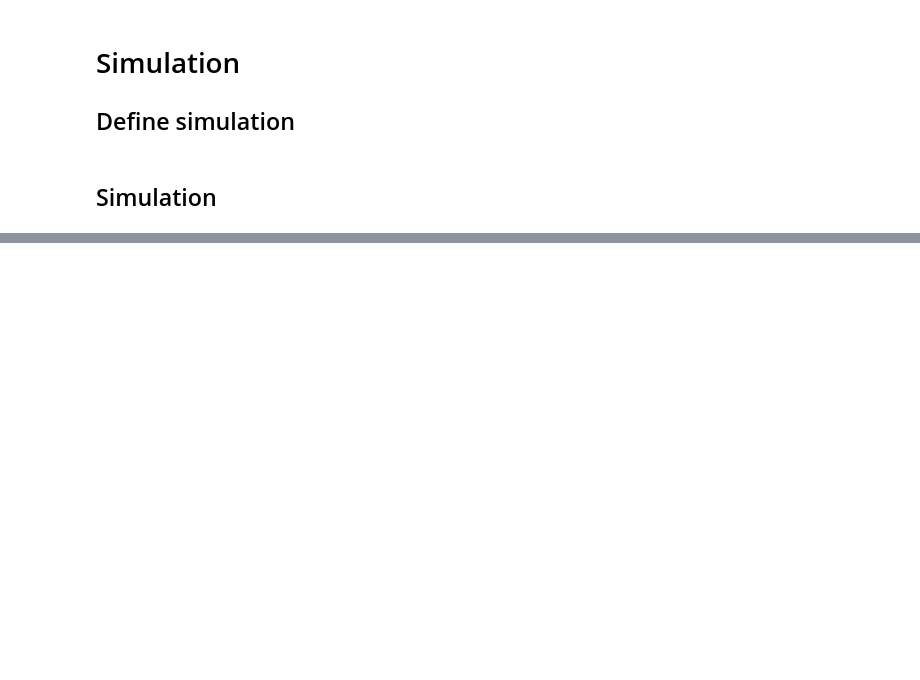
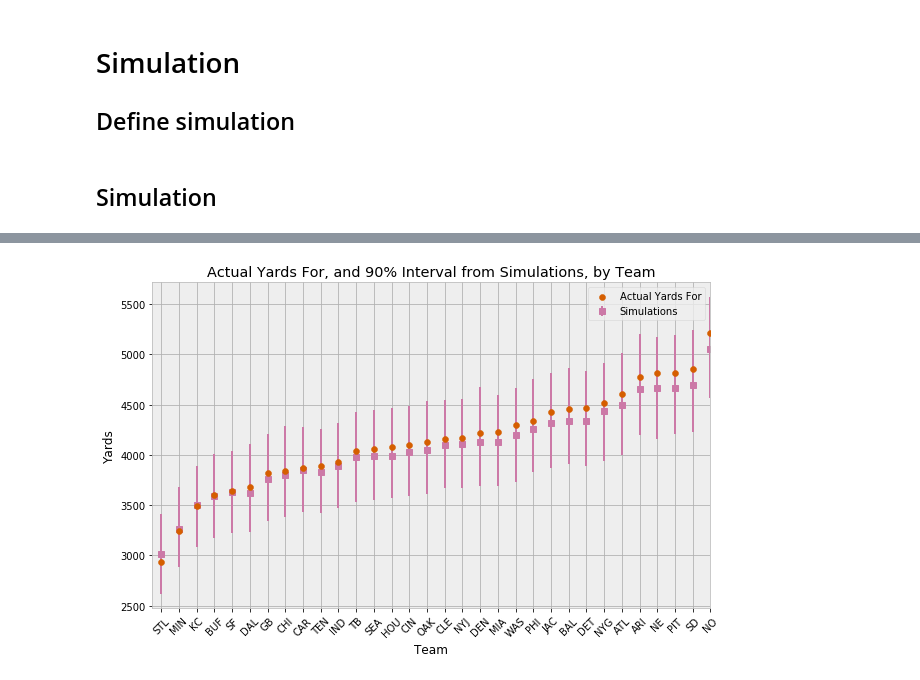
Before and after one commit to edgargalvan/ff, a Jupyter notebook: model/football.ipynb, the cells around one changed output, grey strips where cells are left out. Drawn from its saved outputs; the diff is of its cells as text; code cells hidden in the pictures; blank space fills up the shorter version.

```diff
--- a/model/football.ipynb
+++ b/model/football.ipynb
@@ -233,42 +248,36 @@ simuls = simulate_team_seasons(team, num_simulations)
+# %%
+simuls_old = simulate_seasons(1000)
 # %%
-# get true data
-i_team = teams[teams['team']==team]['i'].values[0]
-observed =  df[(df['i_home']==i_team) | (df['i_away']==i_team)]
-observed_table = create_team_season_table(i_team, observed)
-observed_table.set_index(['week'], inplace=True)
-# grab simulation statistics
-g = simuls.groupby('week')
-season_hdis = pd.DataFrame({'yds_for_lower': g.yds_f.quantile(.05),
-                            'yds_for_median': g.yds_f.median(),
-                            'yds_for_upper': g.yds_f.quantile(.95),
-                            'yds_against_lower': g.yds_a.quantile(.05),
-                            'yds_against_upper': g.yds_a.quantile(.95),
+df_observed = create_season_table(df)
+g = simuls_old.groupby('team')
+season_hdis = pd.DataFrame({'yds_for_lower': g.yf.quantile(.05),
+                            'yds_for_median': g.yf.median(),
+                            'yds_for_upper': g.yf.quantile(.95),
+                            'yds_against_lower': g.ya.quantile(.05),
+                            'yds_against_upper': g.ya.quantile(.95),
 })
+season_hdis = pd.merge(season_hdis, df_observed, left_index=True, right_on='team')
+column_order = ['team', 'yds_for_lower', 'yf', 'yds_for_median', 'yds_for_upper',
+                'yds_against_lower', 'ya', 'yds_against_upper',]
+season_hdis = season_hdis[column_order]
 season_hdis['relative_yds_upper'] = season_hdis.yds_for_upper - season_hdis.yds_for_median
 season_hdis['relative_yds_lower'] = season_hdis.yds_for_median - season_hdis.yds_for_lower
-season_hdis['x'] = season_hdis.index.get_level_values('week')+.5
-# combine simulation statistics and actual data in one table
-print('SIM')
-print(season_hdis)
-season_hdis = pd.concat([season_hdis, observed_table], axis=1)
-column_order = ['yds_for_lower', 'yds_f', 'yds_for_median', 'yds_for_upper',
-                'yds_against_lower', 'yds_a', 'yds_against_upper',
-                'relative_yds_upper','relative_yds_lower','x']
-season_hdis = season_hdis[column_order]
-# plot
+season_hdis = season_hdis.sort_index(by='yf')
+season_hdis = season_hdis.reset_index()
+season_hdis['x'] = season_hdis.index + .5
+season_hdis
+
 fig, axs = plt.subplots(figsize=(10,6))
-axs.scatter(season_hdis.x, season_hdis.yds_f, c=sns.palettes.color_palette()[4], zorder = 10, label='Actual Yards For')
+axs.scatter(season_hdis.x, season_hdis.yf, c=sns.palettes.color_palette()[4], zorder = 10, label='Actual Yards For')
 axs.errorbar(season_hdis.x, season_hdis.yds_for_median,
              yerr=(season_hdis[['relative_yds_lower', 'relative_yds_upper']].values).T,
              fmt='s', c=sns.palettes.color_palette()[5], label='Simulations')
 axs.set_title('Actual Yards For, and 90% Interval from Simulations, by Team')
 axs.set_xlabel('Team')
 axs.set_ylabel('Yards')
 axs.set_xlim(0, 20)
 axs.legend()
-#_= axs.set_xticks(season_hdis.x)
-#_= axs.set_xticklabels(season_hdis['team_a'].values, rotation=45)
-print('OBSERVED')
-print(observed_table)
-print('RESULTS')
-print(season_hdis.head())
+_= axs.set_xticks(season_hdis.index + .5)
+_= axs.set_xticklabels(season_hdis['team'].values, rotation=45)
+# %% [output]
+[figure, added]
```
Also changed, not shown: parts of 21 cells of this notebook, 3 other files.
